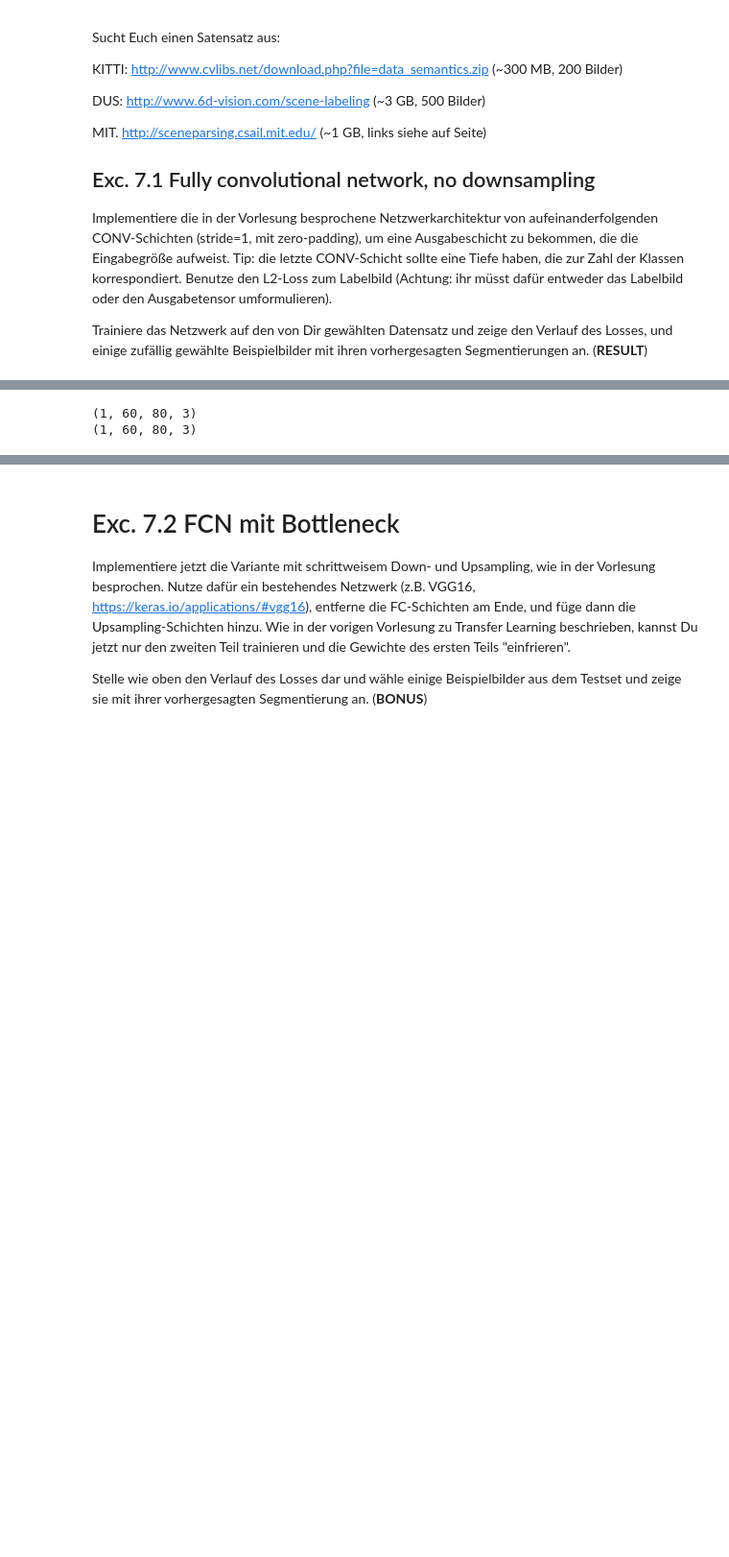
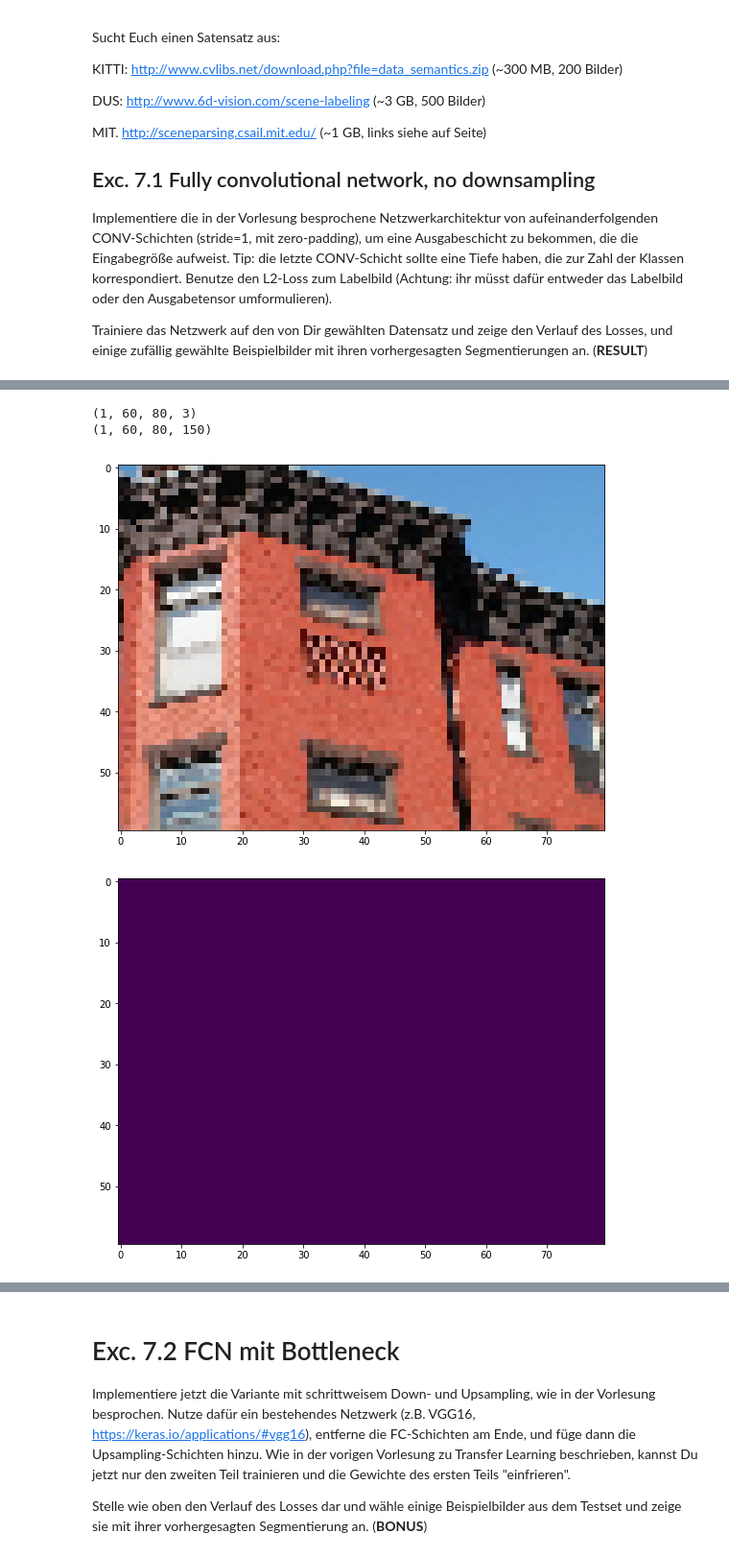
Before and after one commit to YJ14/Computer-Vision-2018, a Jupyter notebook: 07_SemanticSegmentation-v2.ipynb, the cells around one changed output, grey strips where cells are left out. Shown: that part at 96% size. Drawn from its saved outputs; the diff is of its cells as text; code cells hidden in the pictures; blank space fills up the shorter version.

```diff
--- a/07_SemanticSegmentation-v2.ipynb
+++ b/07_SemanticSegmentation-v2.ipynb
@@ -216,12 +288,27 @@ Found 2000 images belonging to 1 classes.
 # %%
 # print(testImg.next()[0].shape)
 # image = testImg.next()[0,:,:,:]
 
-img = testImg.next()
-label = testLbl.next()
+img, label = test_generator.__next__()
+
+
 
 print(img.shape)
 print(label.shape)
+
+# print(img[0])
+
+plt.figure(0, figsize=(20,7))
+plt.imshow(img[0])
+plt.show()
+
+plt.figure(1, figsize=(20,7))
+plt.imshow(convert2rgb(label[0]))
+plt.show()
+
+# print(label[0])
 # %% [output]
 (1, 60, 80, 3)
-(1, 60, 80, 3)
+(1, 60, 80, 150)
+[figure, added]
+[figure, added]
```
Also changed, not shown: parts of 15 cells of this notebook.
